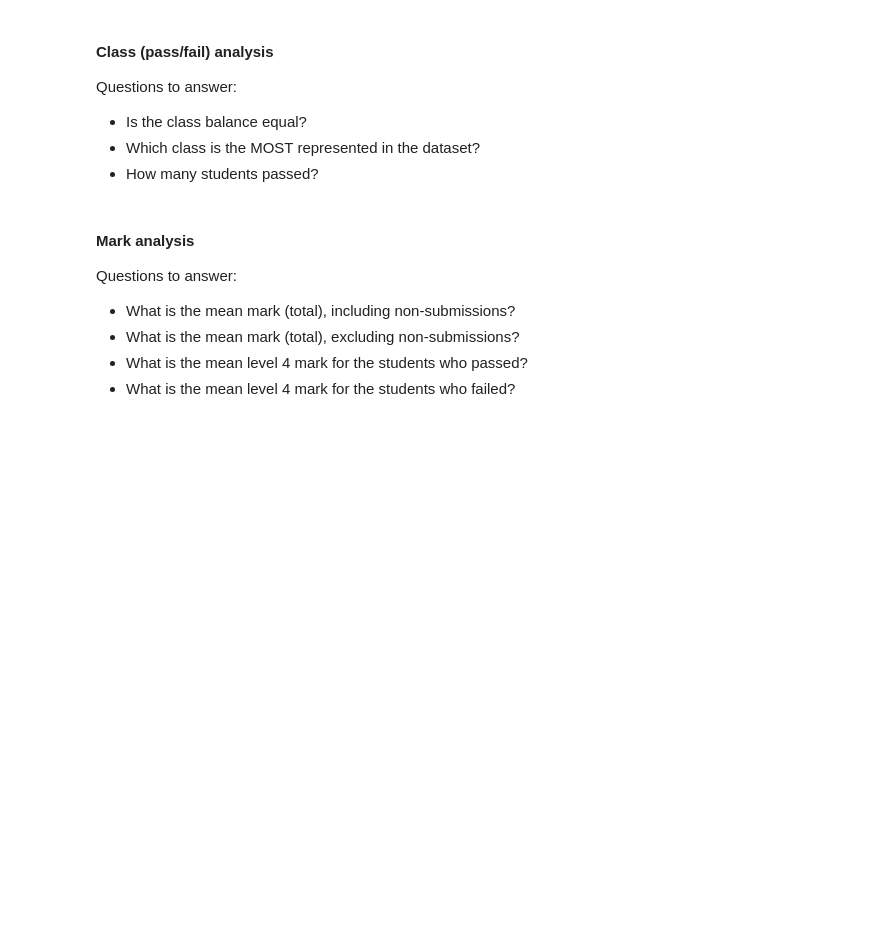
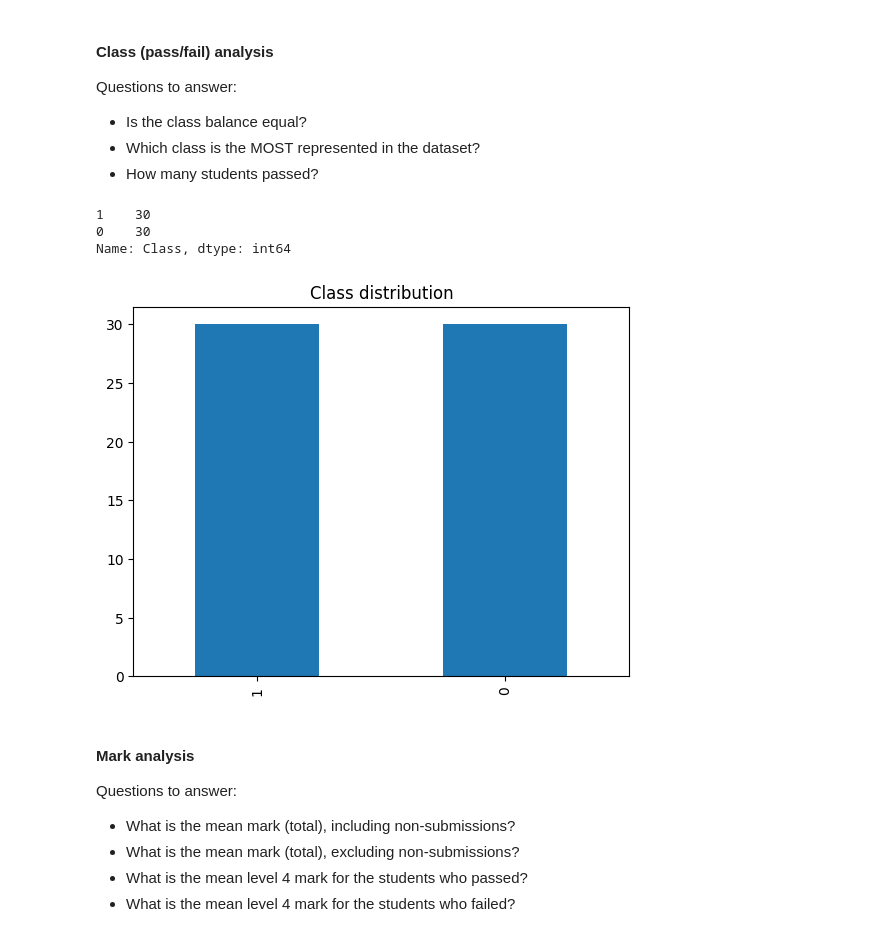
Before and after one commit to alexpoultr/git_test, a Jupyter notebook: ml-lab-02.ipynb, the cells around one changed output. Saved outputs shown, nothing was run; the diff lists cells and outputs as text; code cells hidden in the pictures; blank space fills up the shorter version.

```diff
--- a/ml-lab-02.ipynb
+++ b/ml-lab-02.ipynb
@@ -195,8 +287,16 @@ Questions to answer:
 * How many students passed?
 # %%
 # TODO: NUMERIC OUTPUT FOR CLASS BALANCE (NUMBER OF VALUES/INSTANCES FOR EACH CLASS)
+print(dataset['Class'].value_counts())
+# %% [output]
+1    30
+0    30
+Name: Class, dtype: int64
 # %%
 # TODO: CHART FOR CLASS DISTRIBUTION
+dataset['Class'].value_counts().plot(kind='bar', title='Class distribution');
+# %% [output]
+[figure, added]
 # %% [markdown]
 #### Mark analysis
 
```
Also changed, not shown: parts of 12 cells of this notebook.
